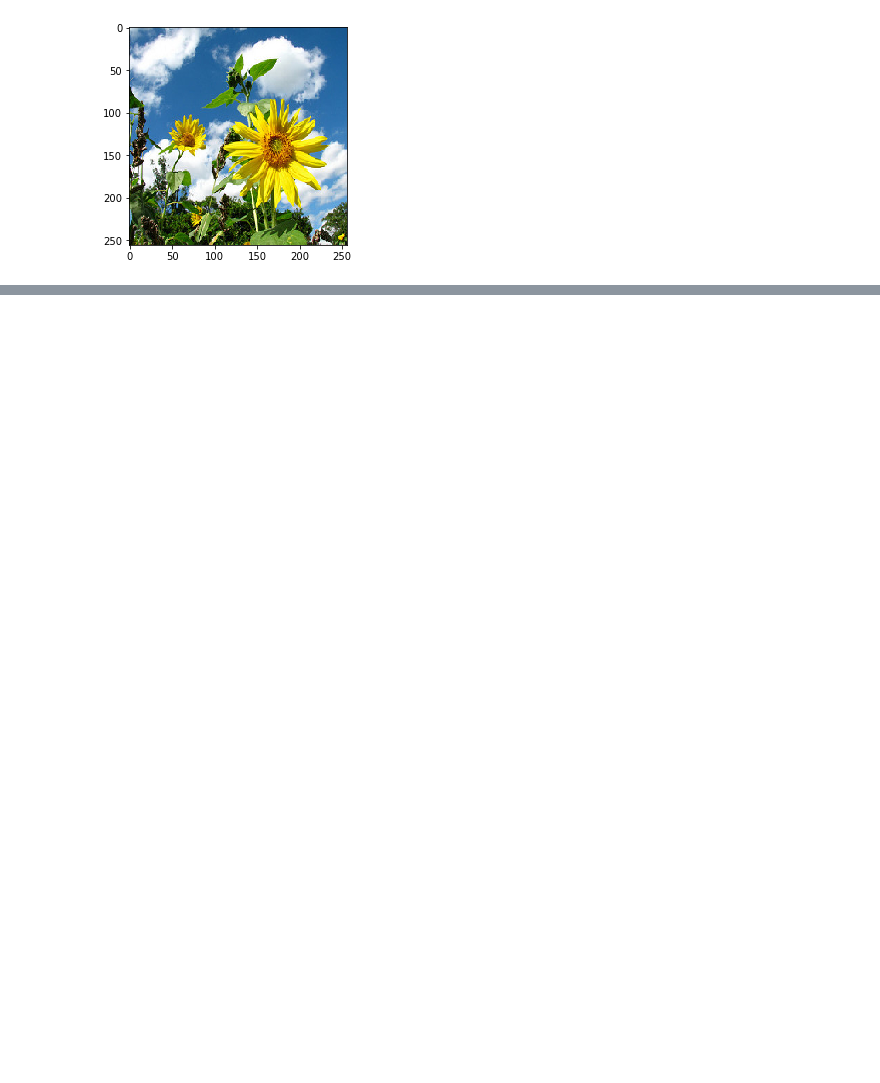
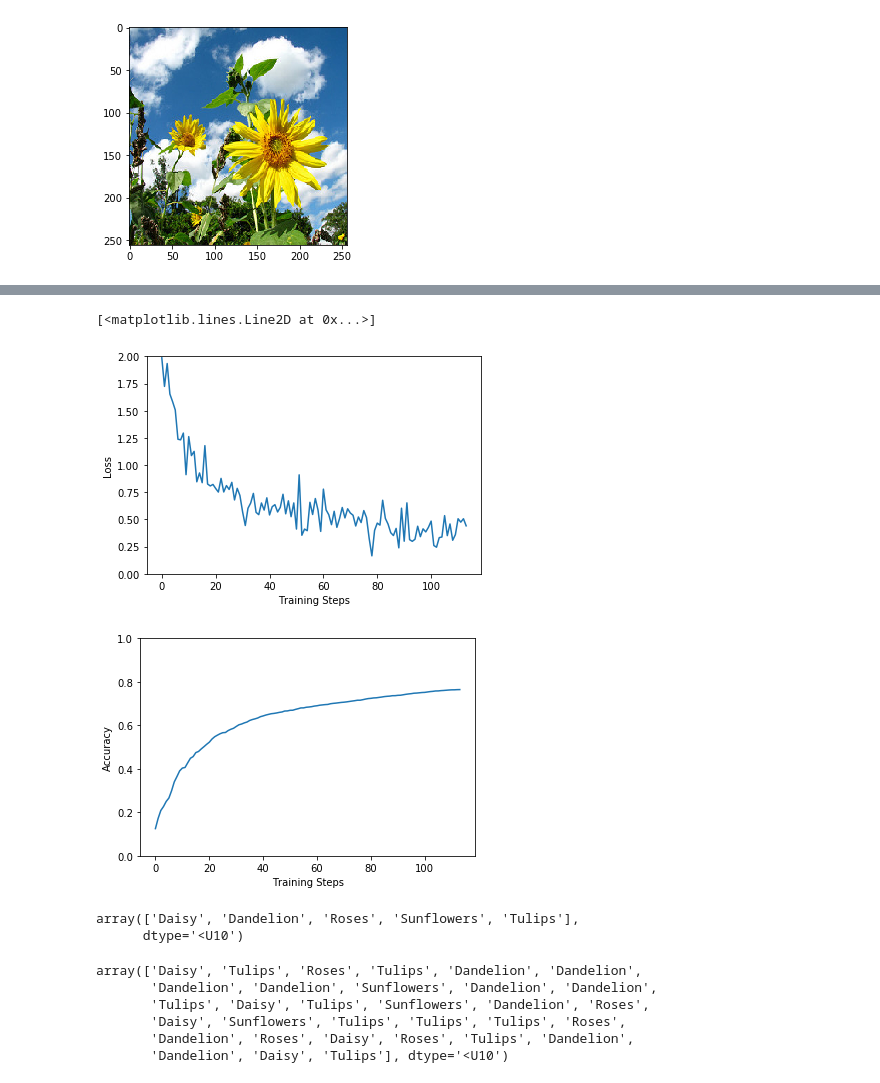
Before and after one commit to Koiter/docker-dl, a Jupyter notebook: Notebook/deeptutorial.ipynb, the cells around one changed output, grey strips where cells are left out. Saved outputs shown, nothing was run; the diff lists cells and outputs as text; code cells hidden in the pictures; blank space fills up the shorter version.

```diff
--- a/Notebook/deeptutorial.ipynb
+++ b/Notebook/deeptutorial.ipynb
@@ -74,0 +211,15 @@ plt.show()
+# %%
+class CollectBatchStats(tf.keras.callbacks.Callback):
+  def __init__(self):
+    self.batch_losses = []
+    self.batch_acc = []
+
+  def on_batch_end(self, batch, logs=None):
+    self.batch_losses.append(logs['loss'])
+    self.batch_acc.append(logs['acc'])
+# %%
+steps_per_epoch = image_data.samples//image_data.batch_size
+batch_stats = CollectBatchStats()
+model.fit((item for item in image_data), epochs=1,
+                    steps_per_epoch=steps_per_epoch,
+                    callbacks = [batch_stats])
@@ -74,0 +235,35 @@ plt.show()
+# %%
+plt.figure()
+plt.ylabel("Loss")
+plt.xlabel("Training Steps")
+plt.ylim([0,2])
+plt.plot(batch_stats.batch_losses)
+
+plt.figure()
+plt.ylabel("Accuracy")
+plt.xlabel("Training Steps")
+plt.ylim([0,1])
+plt.plot(batch_stats.batch_acc)
+# %% [output]
+[<matplotlib.lines.Line2D at 0x...>]
+[figure, added]
+[figure, added]
+# %%
+label_names = sorted(image_data.class_indices.items(), key=lambda pair:pair[1])
+label_names = np.array([key.title() for key, value in label_names])
+label_names
+# %% [output]
+array(['Daisy', 'Dandelion', 'Roses', 'Sunflowers', 'Tulips'],
+      dtype='<U10')
+# %%
+result_batch = model.predict(image_batch)
+
+labels_batch = label_names[np.argmax(result_batch, axis=-1)]
+labels_batch
+# %% [output]
+array(['Daisy', 'Tulips', 'Roses', 'Tulips', 'Dandelion', 'Dandelion',
+       'Dandelion', 'Dandelion', 'Sunflowers', 'Dandelion', 'Dandelion',
+       'Tulips', 'Daisy', 'Tulips', 'Sunflowers', 'Dandelion', 'Roses',
+       'Daisy', 'Sunflowers', 'Tulips', 'Tulips', 'Tulips', 'Roses',
+       'Dandelion', 'Roses', 'Daisy', 'Roses', 'Tulips', 'Dandelion',
+       'Dandelion', 'Daisy', 'Tulips'], dtype='<U10')
```
Also changed, not shown: parts of 29 cells of this notebook, 9 other files.
